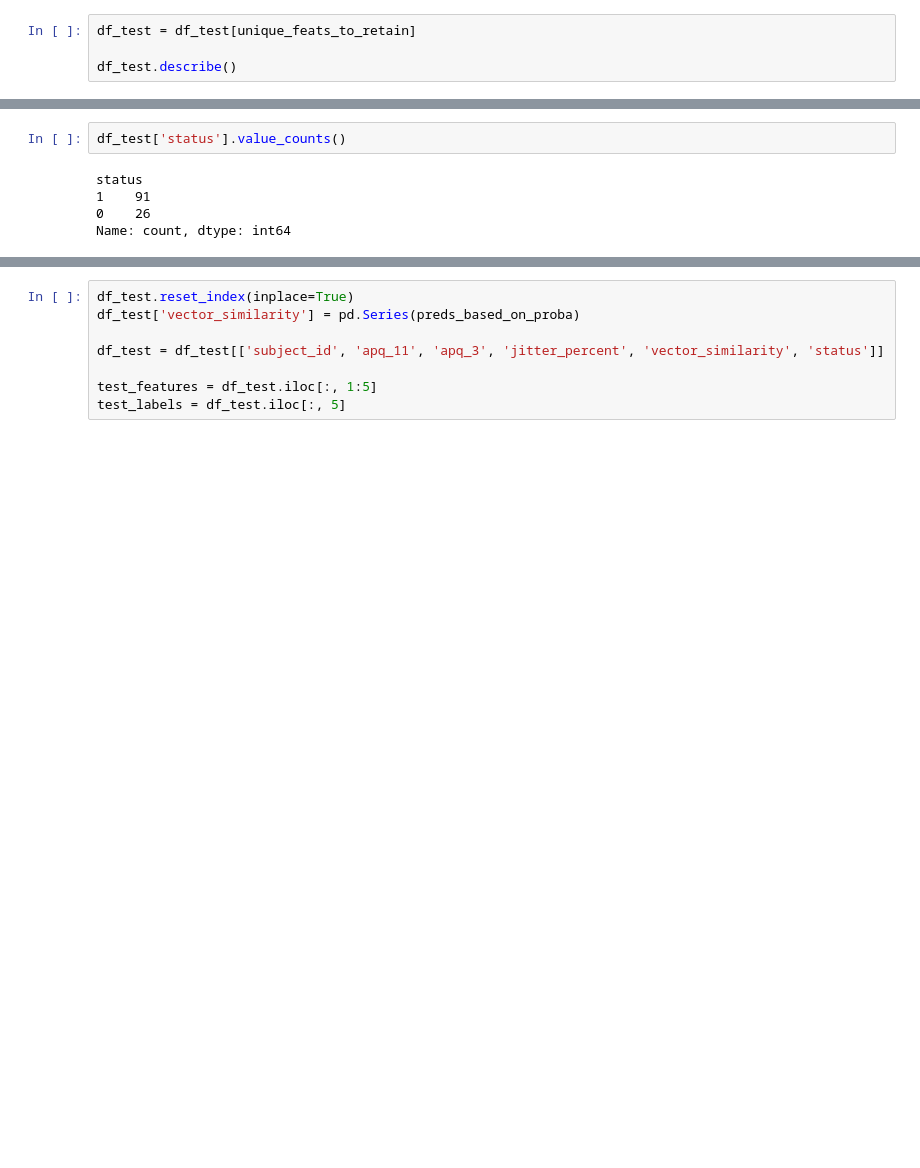
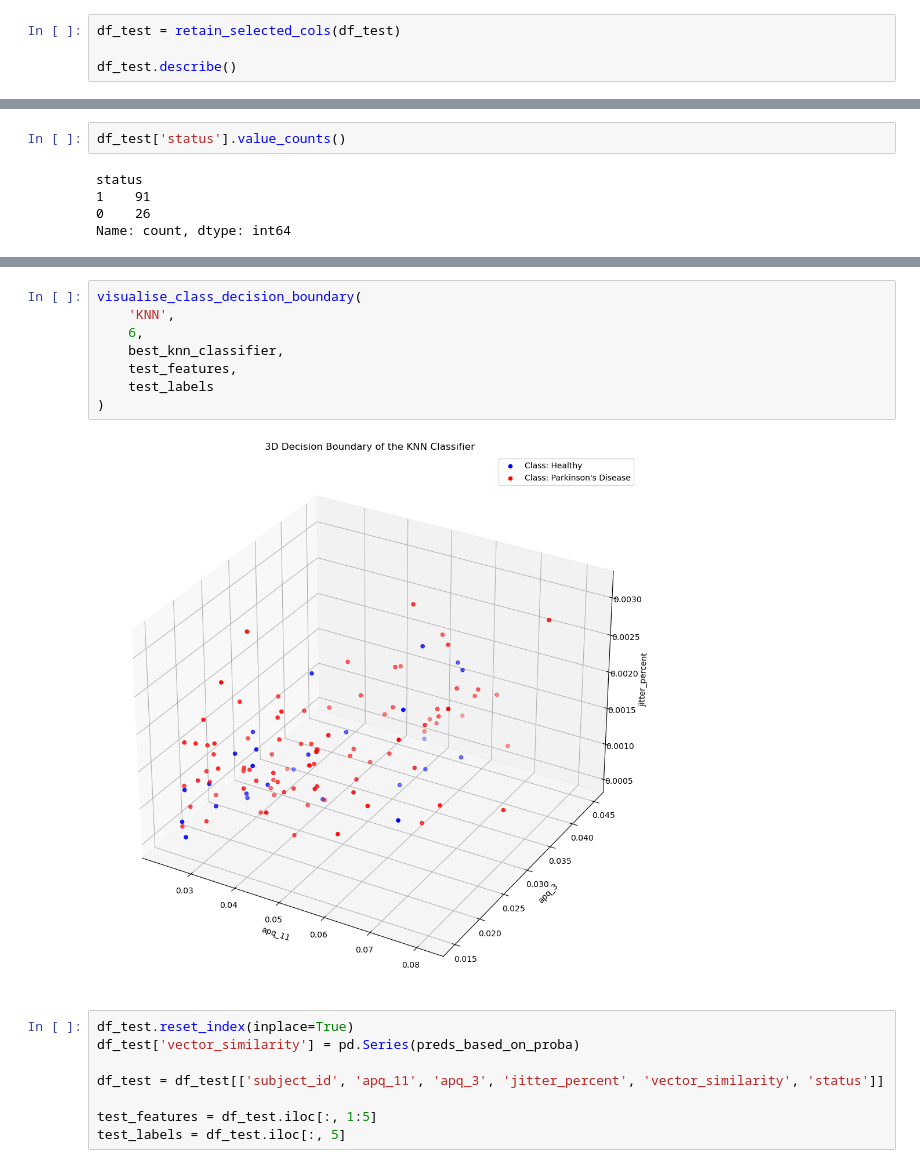
Before and after one commit to marianne-manaog/parkinson-detector, a Jupyter notebook: notebooks/PD_detector_pipeline_w_Cassandra.ipynb, the cells around one changed output, grey strips where cells are left out. Drawn from its saved outputs; the diff is of its cells as text; blank space fills up the shorter version.

```diff
--- a/notebooks/PD_detector_pipeline_w_Cassandra.ipynb
+++ b/notebooks/PD_detector_pipeline_w_Cassandra.ipynb
@@ -166,5 +157,5 @@ df_train.describe()
 # %%
-df_test = df_test[unique_feats_to_retain]
+df_test = retain_selected_cols(df_test)
 
 df_test.describe()
 # %% [output]
@@ -451,3 +313,13 @@ plt.show()
+# %%
+visualise_class_decision_boundary(
+    'KNN',
+    6,
+    best_knn_classifier,
+    test_features,
+    test_labels
+)
+# %% [output]
+[figure, added]
 # %%
 df_test.reset_index(inplace=True)
 df_test['vector_similarity'] = pd.Series(preds_based_on_proba)
```
Also changed, not shown: parts of 27 cells of this notebook, 23 other files.
